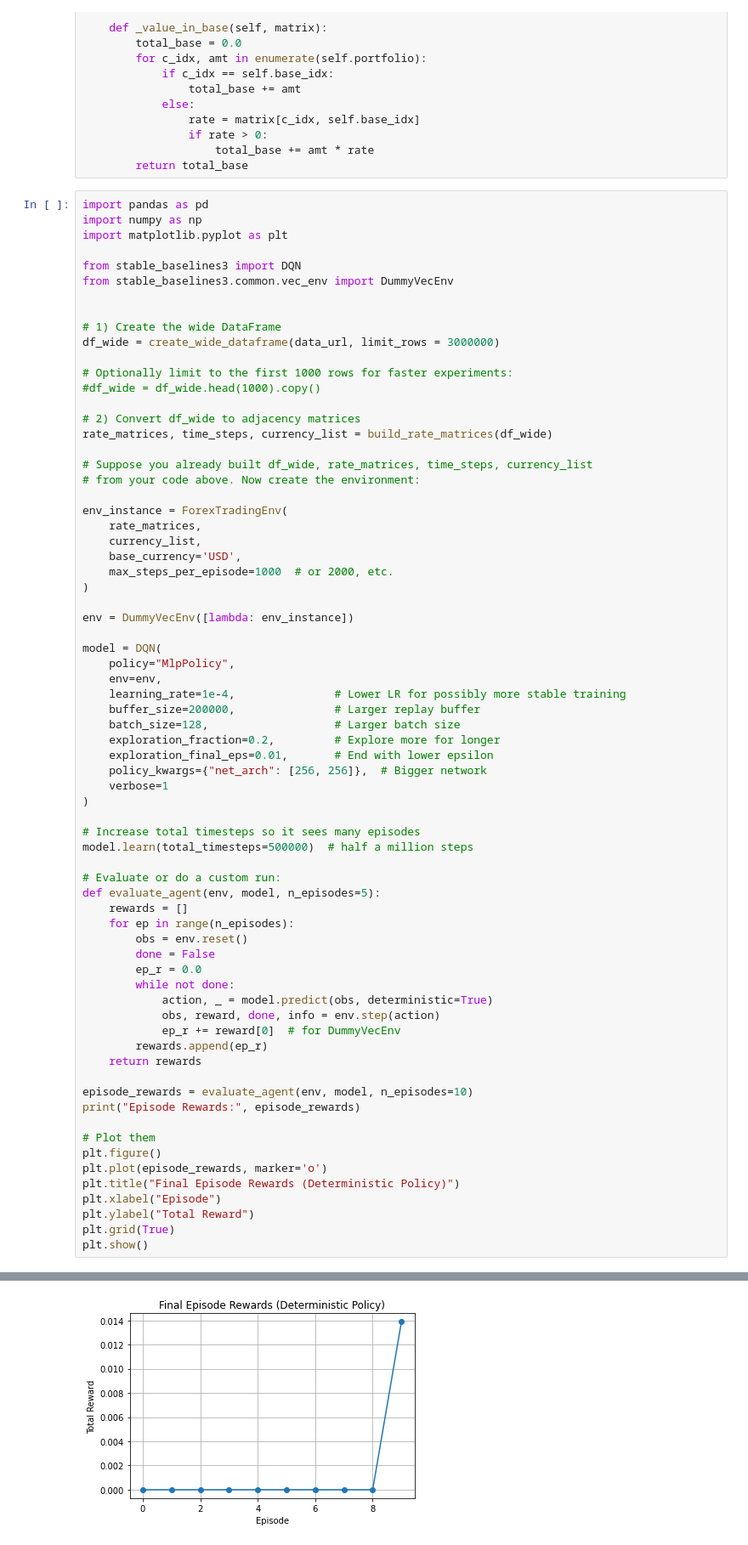
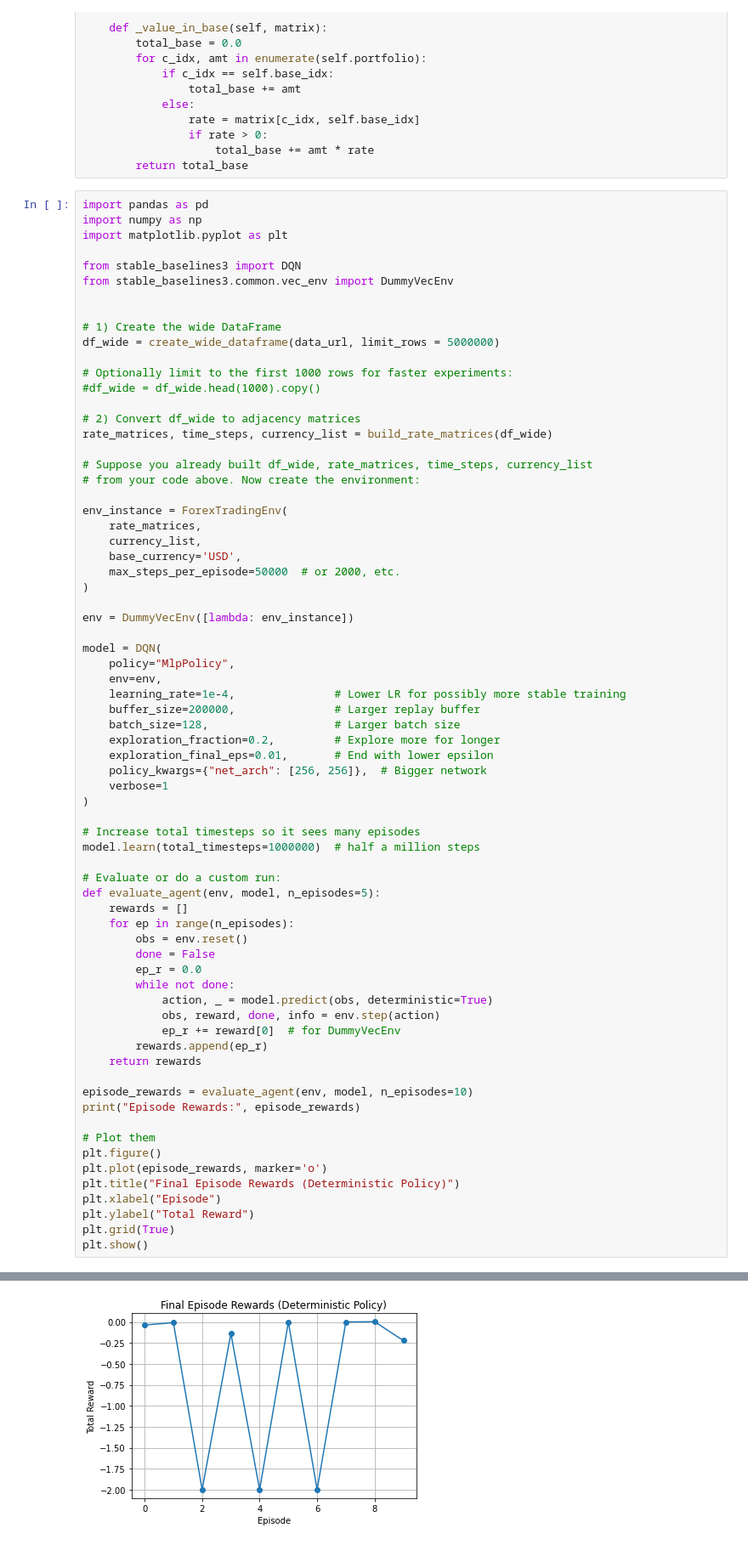
Before and after one commit to benjaminzaidel/RL-book, a Jupyter notebook: project/algopt1 copy.ipynb, the cells around one changed output, grey strips where cells are left out. Shown at 85% size. Cells and saved outputs as stored; diff of their text form.

```diff
--- a/project/algopt1 copy.ipynb
+++ b/project/algopt1 copy.ipynb
@@ -259,7 +259,7 @@ from stable_baselines3.common.vec_env import DummyVecEnv
 
 
 # 1) Create the wide DataFrame
-df_wide = create_wide_dataframe(data_url, limit_rows = 3000000)
+df_wide = create_wide_dataframe(data_url, limit_rows = 5000000)
 
 # Optionally limit to the first 1000 rows for faster experiments:
 #df_wide = df_wide.head(1000).copy()
@@ -274,7 +274,7 @@ env_instance = ForexTradingEnv(
     rate_matrices,
     currency_list,
     base_currency='USD',
-    max_steps_per_episode=1000  # or 2000, etc.
+    max_steps_per_episode=50000  # or 2000, etc.
 )
 
 env = DummyVecEnv([lambda: env_instance])
@@ -292,7 +292,7 @@ model = DQN(
 )
 
 # Increase total timesteps so it sees many episodes
-model.learn(total_timesteps=500000)  # half a million steps
+model.learn(total_timesteps=1000000)  # half a million steps
 
 # Evaluate or do a custom run:
 def evaluate_agent(env, model, n_episodes=5):
@@ -340 +340 @@ Episode Rewards: [0.0, 0.0, 0.0, 0.0, 0.0, 0.0, 0.0, 0.0, 0.0, 0.013894081115722
-[figure, old version]
+[figure, new version]
```
Also changed, not shown: parts of 2 cells of this notebook.
